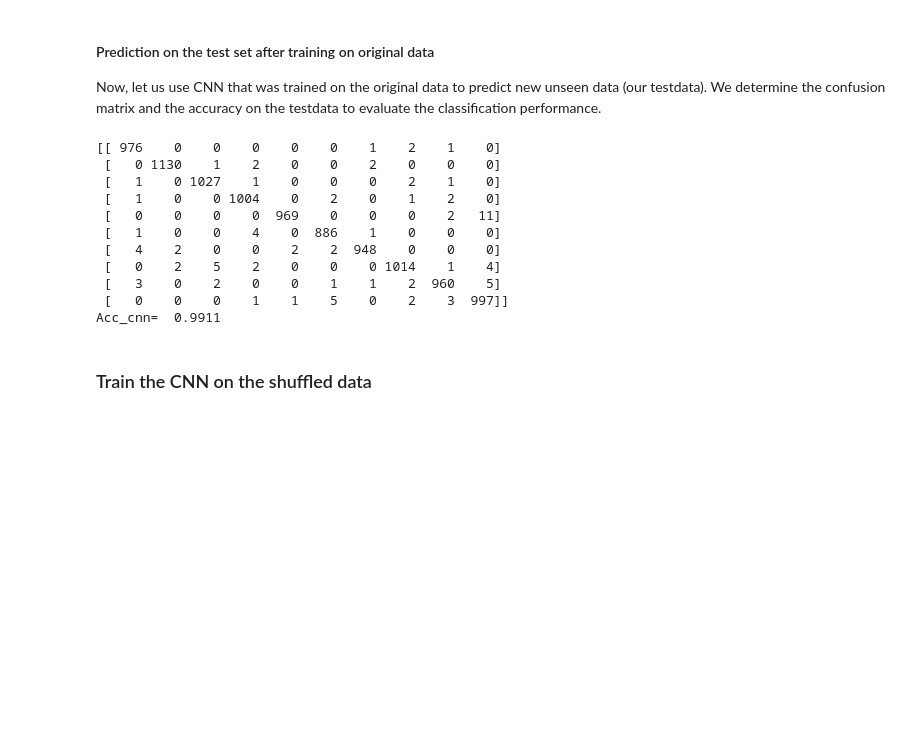
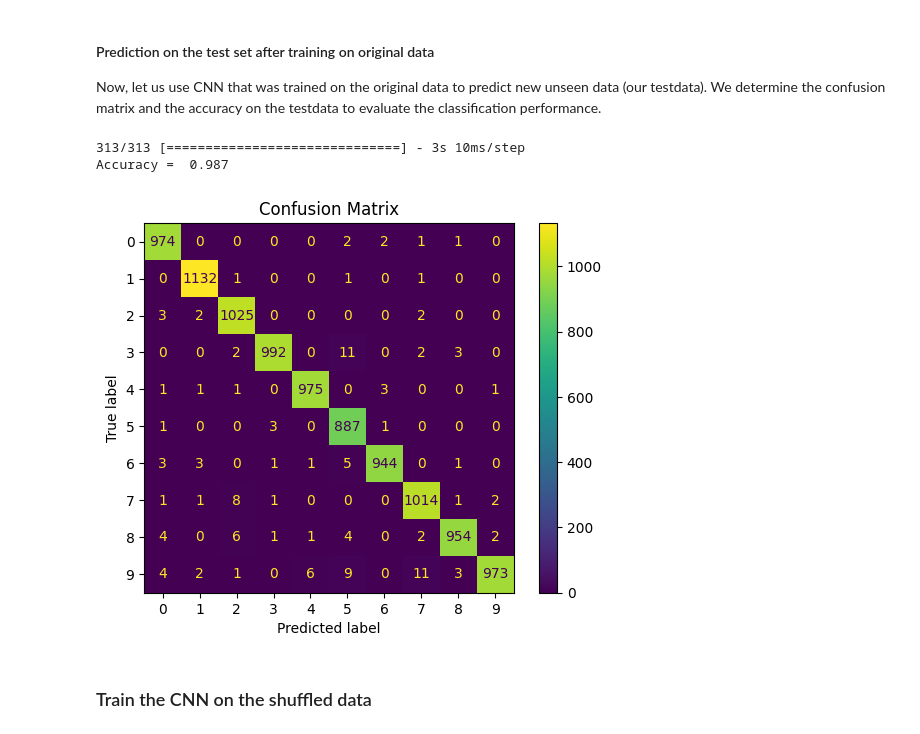
Before and after one commit to tensorchiefs/dl_course_2024, a Jupyter notebook: notebooks/06_cnn_mnist_shuffled_sol.ipynb, the cells around one changed output. Drawn from its saved outputs; the diff is of its cells as text; code cells hidden in the pictures; blank space fills up the shorter version.

```diff
--- a/notebooks/06_cnn_mnist_shuffled_sol.ipynb
+++ b/notebooks/06_cnn_mnist_shuffled_sol.ipynb
@@ -237,24 +239,25 @@ Now, let us use CNN that was trained on the original data to predict new unseen
 # %%
 #### Exercise
 #### Use the trained model to calculate the accuracy and the confusion matrix on the test data
 
 ### Your code here ###
-pred = model.predict(X_test)
-print(confusion_matrix(np.argmax(Y_test,axis=1),np.argmax(pred,axis=1)))
-acc = np.sum(np.argmax(Y_test,axis=1)==np.argmax(pred,axis=1))/len(pred)
-print("Acc_cnn= " , acc)
+
+# predict each instance of the testset
+pred=model.predict(X_test)
+# get confusion matrix
+cm = confusion_matrix(np.argmax(Y_test, axis=1), np.argmax(pred, axis=1))
+
+acc_fc = np.sum(np.argmax(Y_test,axis=1)==np.argmax(pred,axis=1))/len(pred)
+print("Accuracy = " , acc_fc)
+
+disp = ConfusionMatrixDisplay(confusion_matrix=cm)
+disp.plot(cmap='viridis')
+plt.title('Confusion Matrix')
+plt.show()
 # %% [output]
-[[ 976    0    0    0    0    0    1    2    1    0]
- [   0 1130    1    2    0    0    2    0    0    0]
- [   1    0 1027    1    0    0    0    2    1    0]
- [   1    0    0 1004    0    2    0    1    2    0]
- [   0    0    0    0  969    0    0    0    2   11]
- [   1    0    0    4    0  886    1    0    0    0]
- [   4    2    0    0    2    2  948    0    0    0]
- [   0    2    5    2    0    0    0 1014    1    4]
- [   3    0    2    0    0    1    1    2  960    5]
- [   0    0    0    1    1    5    0    2    3  997]]
-Acc_cnn=  0.9911
+313/313 [==============================] - 3s 10ms/step
+Accuracy =  0.987
+[figure, added]
 # %% [markdown]
 ### Train the CNN on the shuffled data
 # %%
```
Also changed, not shown: parts of 9 cells of this notebook, 3 other files.
